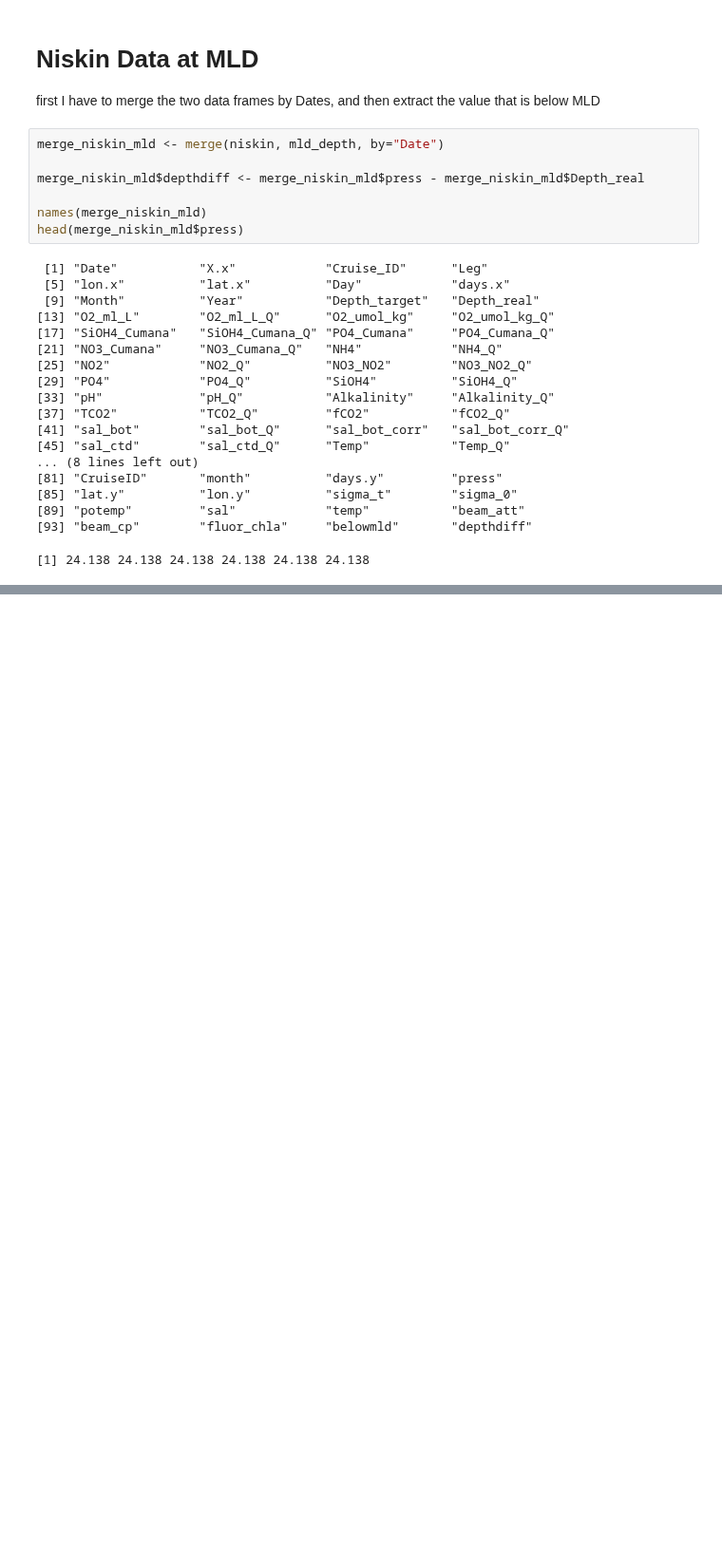
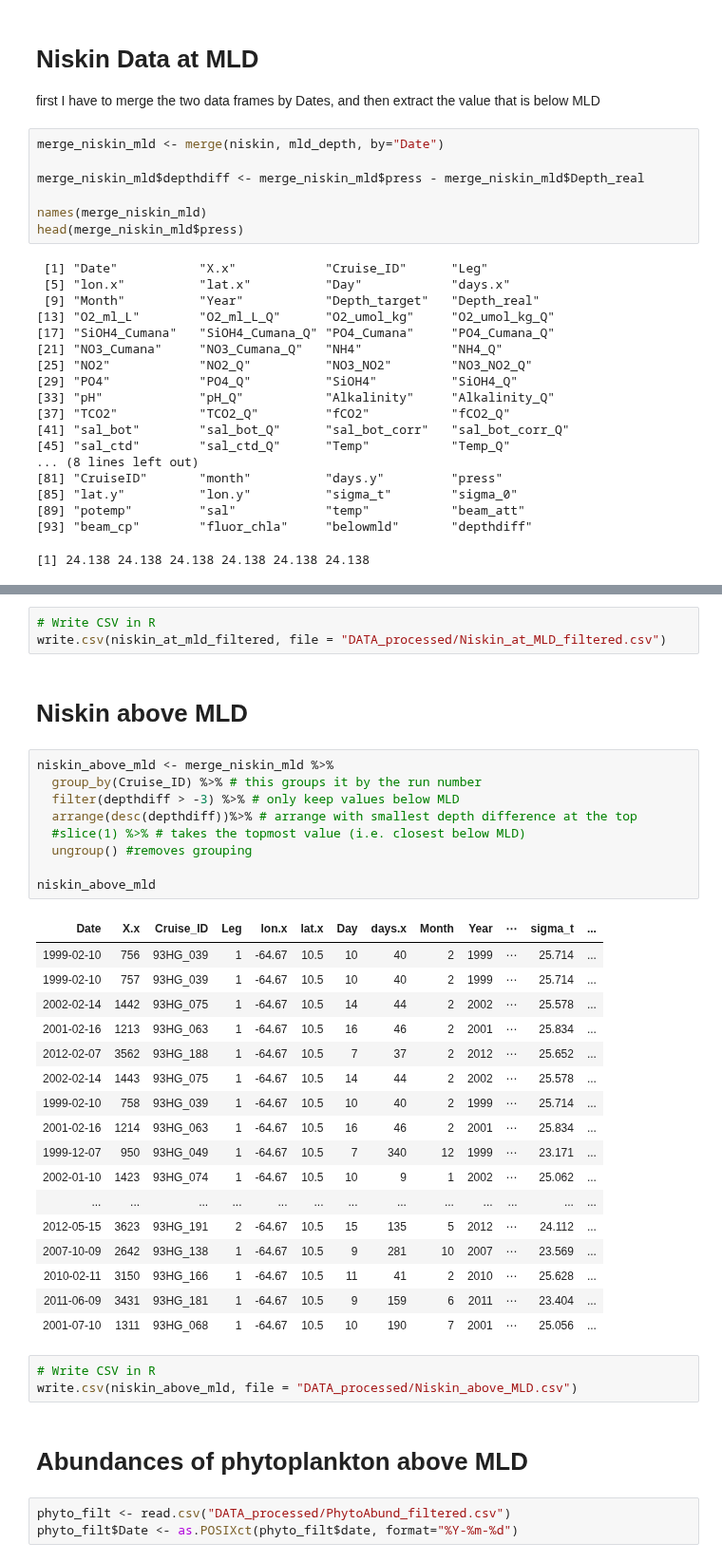
Before and after one commit to ben1post/BennyPhD, a Jupyter notebook: CaRiaco/RegimeShiftNotebooks/MLD_ConcBelowMLD.R.ipynb, the cells around one changed output, grey strips where cells are left out. Shown at 95% size. Saved outputs shown, nothing was run; the diff lists cells and outputs as text; blank space fills up the shorter version.

```diff
--- a/CaRiaco/RegimeShiftNotebooks/MLD_ConcBelowMLD.R.ipynb
+++ b/CaRiaco/RegimeShiftNotebooks/MLD_ConcBelowMLD.R.ipynb
@@ -71,0 +68,40 @@ Warning message:
+# %%
+# Write CSV in R
+write.csv(niskin_at_mld_filtered, file = "DATA_processed/Niskin_at_MLD_filtered.csv")
+# %% [markdown]
+# Niskin above MLD
+# %%
+niskin_above_mld <- merge_niskin_mld %>%
+  group_by(Cruise_ID) %>% # this groups it by the run number
+  filter(depthdiff > -3) %>% # only keep values below MLD
+  arrange(desc(depthdiff))%>% # arrange with smallest depth difference at the top
+  #slice(1) %>% # takes the topmost value (i.e. closest below MLD)
+  ungroup() #removes grouping
+
+niskin_above_mld
+# %% [output]
+| Date | X.x | Cruise_ID | Leg | lon.x | lat.x | Day | days.x | Month | Year | ⋯ | sigma_t | ... |
+| 1999-02-10 | 756 | 93HG_039 | 1 | -64.67 | 10.5 | 10 | 40 | 2 | 1999 | ⋯ | 25.714 | ... |
+| 1999-02-10 | 757 | 93HG_039 | 1 | -64.67 | 10.5 | 10 | 40 | 2 | 1999 | ⋯ | 25.714 | ... |
+| 2002-02-14 | 1442 | 93HG_075 | 1 | -64.67 | 10.5 | 14 | 44 | 2 | 2002 | ⋯ | 25.578 | ... |
+| 2001-02-16 | 1213 | 93HG_063 | 1 | -64.67 | 10.5 | 16 | 46 | 2 | 2001 | ⋯ | 25.834 | ... |
+| 2012-02-07 | 3562 | 93HG_188 | 1 | -64.67 | 10.5 | 7 | 37 | 2 | 2012 | ⋯ | 25.652 | ... |
+| 2002-02-14 | 1443 | 93HG_075 | 1 | -64.67 | 10.5 | 14 | 44 | 2 | 2002 | ⋯ | 25.578 | ... |
+| 1999-02-10 | 758 | 93HG_039 | 1 | -64.67 | 10.5 | 10 | 40 | 2 | 1999 | ⋯ | 25.714 | ... |
+| 2001-02-16 | 1214 | 93HG_063 | 1 | -64.67 | 10.5 | 16 | 46 | 2 | 2001 | ⋯ | 25.834 | ... |
+| 1999-12-07 | 950 | 93HG_049 | 1 | -64.67 | 10.5 | 7 | 340 | 12 | 1999 | ⋯ | 23.171 | ... |
+| 2002-01-10 | 1423 | 93HG_074 | 1 | -64.67 | 10.5 | 10 | 9 | 1 | 2002 | ⋯ | 25.062 | ... |
+| ... | ... | ... | ... | ... | ... | ... | ... | ... | ... | ... | ... | ... |
+| 2012-05-15 | 3623 | 93HG_191 | 2 | -64.67 | 10.5 | 15 | 135 | 5 | 2012 | ⋯ | 24.112 | ... |
+| 2007-10-09 | 2642 | 93HG_138 | 1 | -64.67 | 10.5 | 9 | 281 | 10 | 2007 | ⋯ | 23.569 | ... |
+| 2010-02-11 | 3150 | 93HG_166 | 1 | -64.67 | 10.5 | 11 | 41 | 2 | 2010 | ⋯ | 25.628 | ... |
+| 2011-06-09 | 3431 | 93HG_181 | 1 | -64.67 | 10.5 | 9 | 159 | 6 | 2011 | ⋯ | 23.404 | ... |
+| 2001-07-10 | 1311 | 93HG_068 | 1 | -64.67 | 10.5 | 10 | 190 | 7 | 2001 | ⋯ | 25.056 | ... |
+# %%
+# Write CSV in R
+write.csv(niskin_above_mld, file = "DATA_processed/Niskin_above_MLD.csv")
+# %% [markdown]
+# Abundances of phytoplankton above MLD
+# %%
+phyto_filt <- read.csv("DATA_processed/PhytoAbund_filtered.csv")
+phyto_filt$Date <- as.POSIXct(phyto_filt$date, format="%Y-%m-%d")
```
Also changed, not shown: parts of 11 cells of this notebook, 59 other files.
